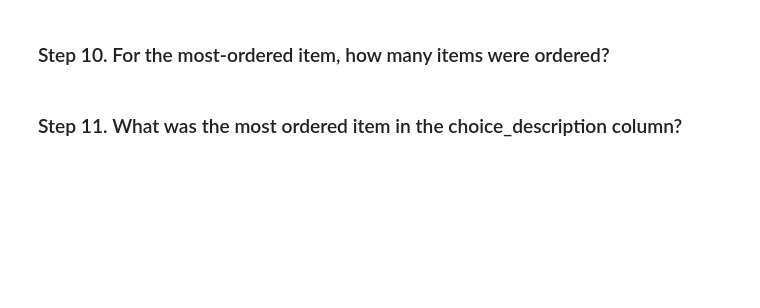
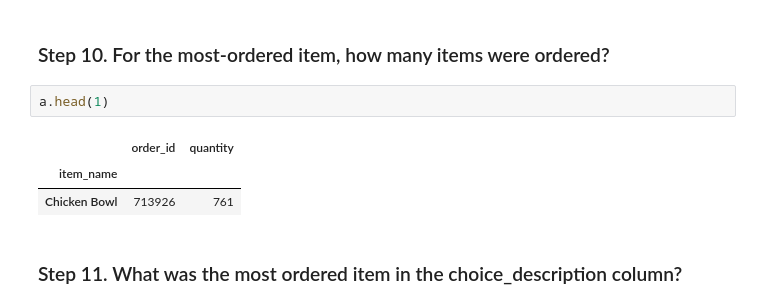
Before and after one commit to chaseinstead/pandas-exercises, a Jupyter notebook: 01_Getting_&_Knowing_Your_Data/Chipotle/Exercises.ipynb, the cells around one changed output. Cells and saved outputs as stored; diff of their text form; blank space fills up the shorter version.

```diff
--- a/01_Getting_&_Knowing_Your_Data/Chipotle/Exercises.ipynb
+++ b/01_Getting_&_Knowing_Your_Data/Chipotle/Exercises.ipynb
@@ -142,4 +146,10 @@ c.head(1)
 # %% [markdown]
 ### Step 10. For the most-ordered item, how many items were ordered?
+# %%
+a.head(1)
+# %% [output]
+|  | order_id | quantity |
+| item_name |  |  |
+| Chicken Bowl | 713926 | 761 |
 # %% [markdown]
 ### Step 11. What was the most ordered item in the choice_description column?
```
Also changed, not shown: parts of 11 cells of this notebook.
